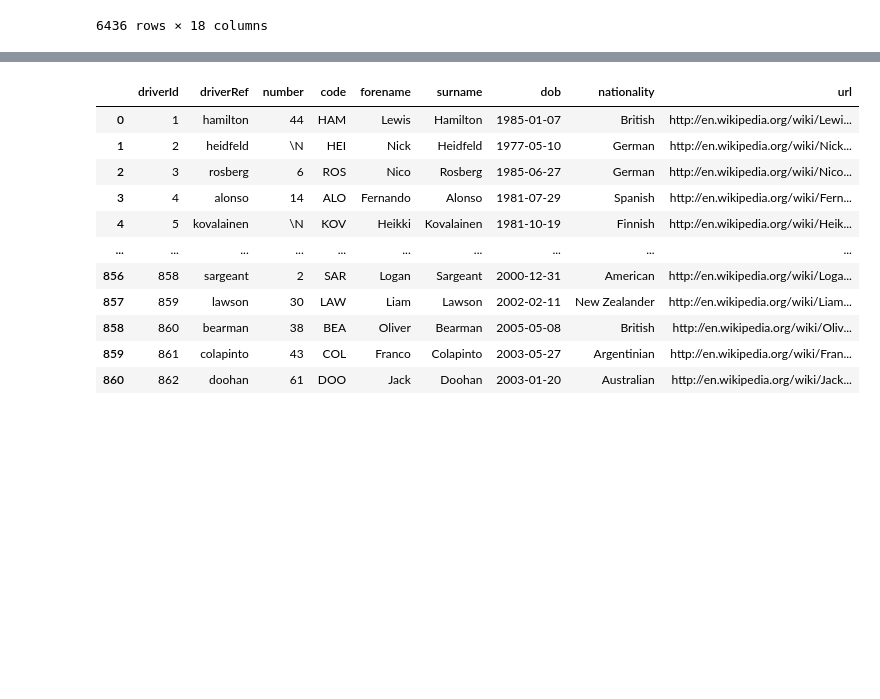
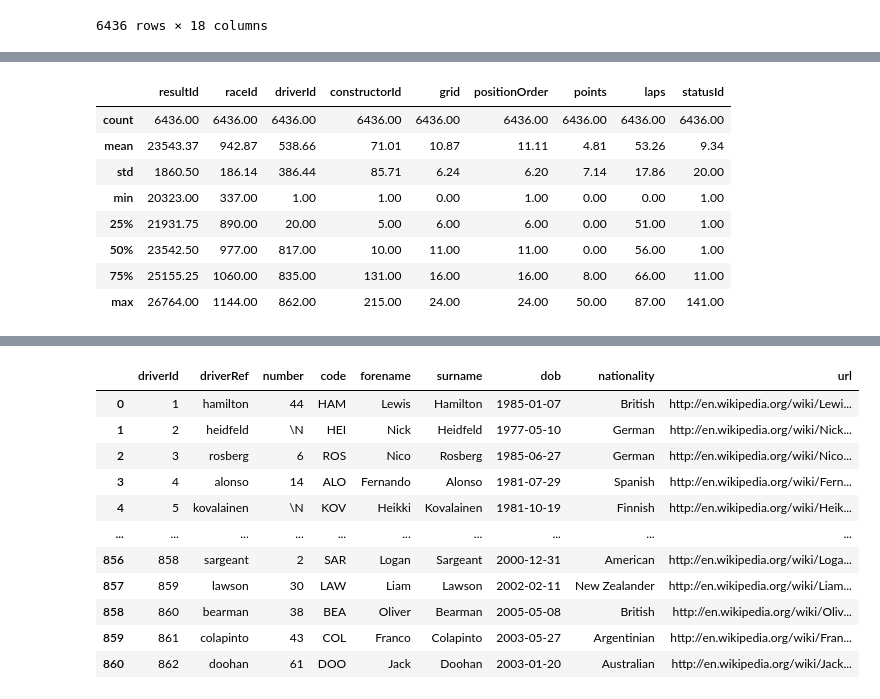
Before and after one commit to Joaquin-Lobato-Adinolfi/TP_LMC_F1_Analysis, a Jupyter notebook: TP_LMC_F1_Analysis.ipynb, the cells around one changed output, grey strips where cells are left out. Saved outputs shown, nothing was run; the diff lists cells and outputs as text; code cells hidden in the pictures; blank space fills up the shorter version.

```diff
--- a/TP_LMC_F1_Analysis.ipynb
+++ b/TP_LMC_F1_Analysis.ipynb
@@ -121,0 +300,12 @@ results
+# %%
+results.describe().round(2)
+# %% [output]
+|  | resultId | raceId | driverId | constructorId | grid | positionOrder | points | laps | statusId |
+| count | 6436.00 | 6436.00 | 6436.00 | 6436.00 | 6436.00 | 6436.00 | 6436.00 | 6436.00 | 6436.00 |
+| mean | 23543.37 | 942.87 | 538.66 | 71.01 | 10.87 | 11.11 | 4.81 | 53.26 | 9.34 |
+| std | 1860.50 | 186.14 | 386.44 | 85.71 | 6.24 | 6.20 | 7.14 | 17.86 | 20.00 |
+| min | 20323.00 | 337.00 | 1.00 | 1.00 | 0.00 | 1.00 | 0.00 | 0.00 | 1.00 |
+| 25% | 21931.75 | 890.00 | 20.00 | 5.00 | 6.00 | 6.00 | 0.00 | 51.00 | 1.00 |
+| 50% | 23542.50 | 977.00 | 817.00 | 10.00 | 11.00 | 11.00 | 0.00 | 56.00 | 1.00 |
+| 75% | 25155.25 | 1060.00 | 835.00 | 131.00 | 16.00 | 16.00 | 8.00 | 66.00 | 11.00 |
+| max | 26764.00 | 1144.00 | 862.00 | 215.00 | 24.00 | 24.00 | 50.00 | 87.00 | 141.00 |
```
Also changed, not shown: parts of 125 cells of this notebook.
